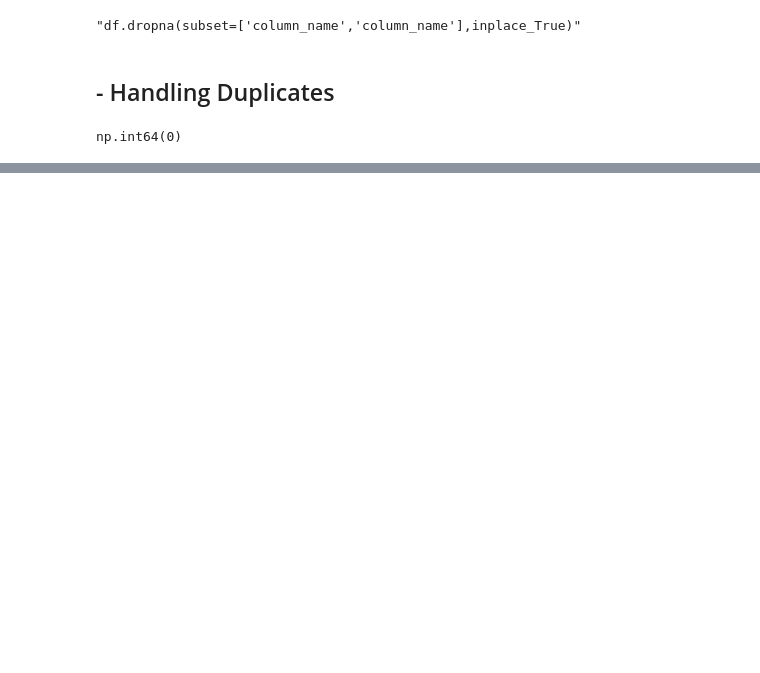
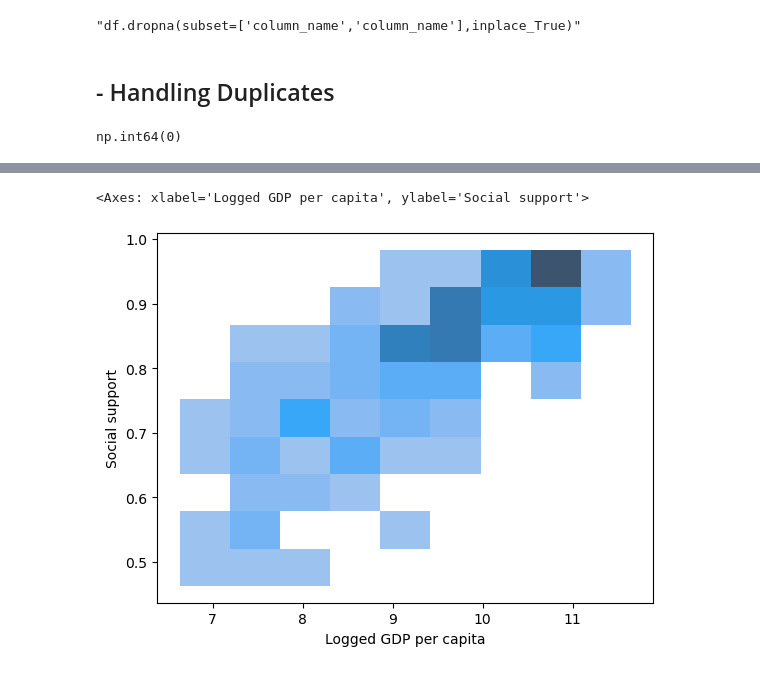
Before and after one commit to bluckreen/World-Happiness-Record-2021--Data-Analysis, a Jupyter notebook: happy.ipynb, the cells around one changed output, grey strips where cells are left out. Saved outputs shown, nothing was run; the diff lists cells and outputs as text; code cells hidden in the pictures; blank space fills up the shorter version.

```diff
--- a/happy.ipynb
+++ b/happy.ipynb
@@ -518,0 +726,5 @@ np.int64(0)
+# %%
+sns.histplot(data=df_new,x="Logged GDP per capita",y="Social support")
+# %% [output]
+<Axes: xlabel='Logged GDP per capita', ylabel='Social support'>
+[figure, added]
```
Also changed, not shown: parts of 58 cells of this notebook, 1 other file.
